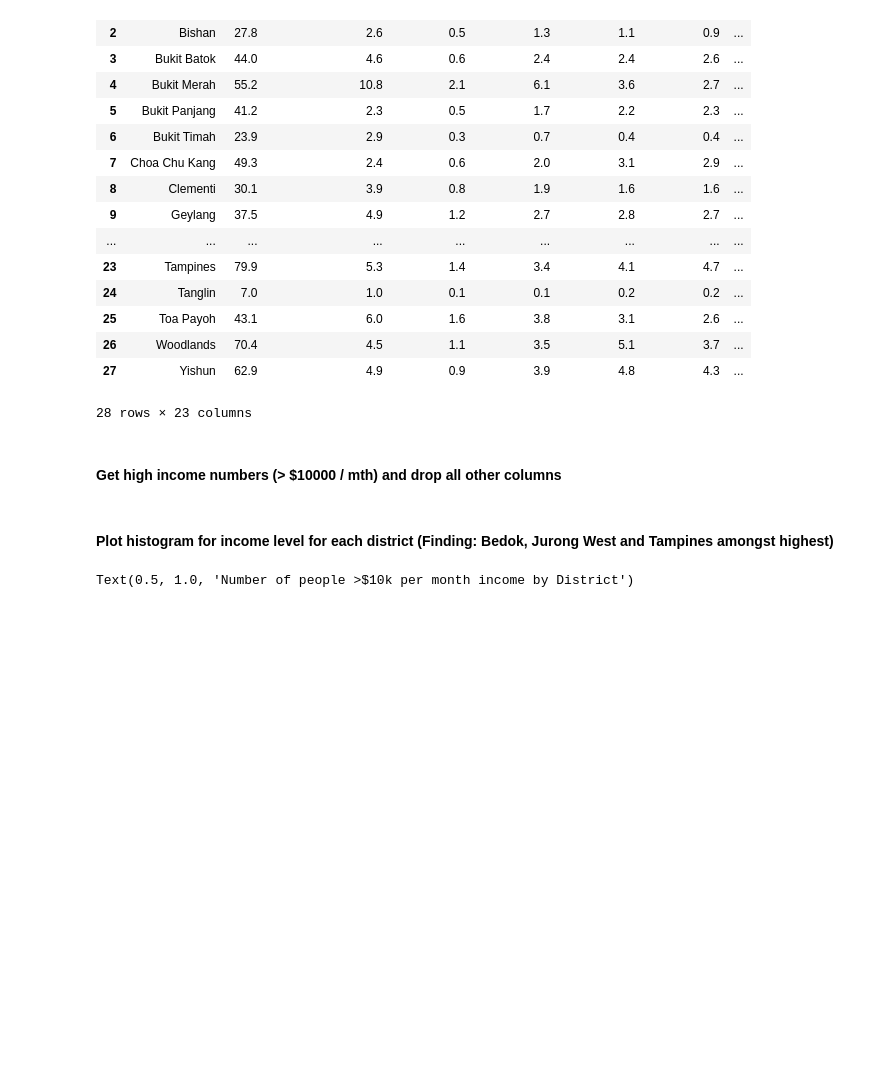
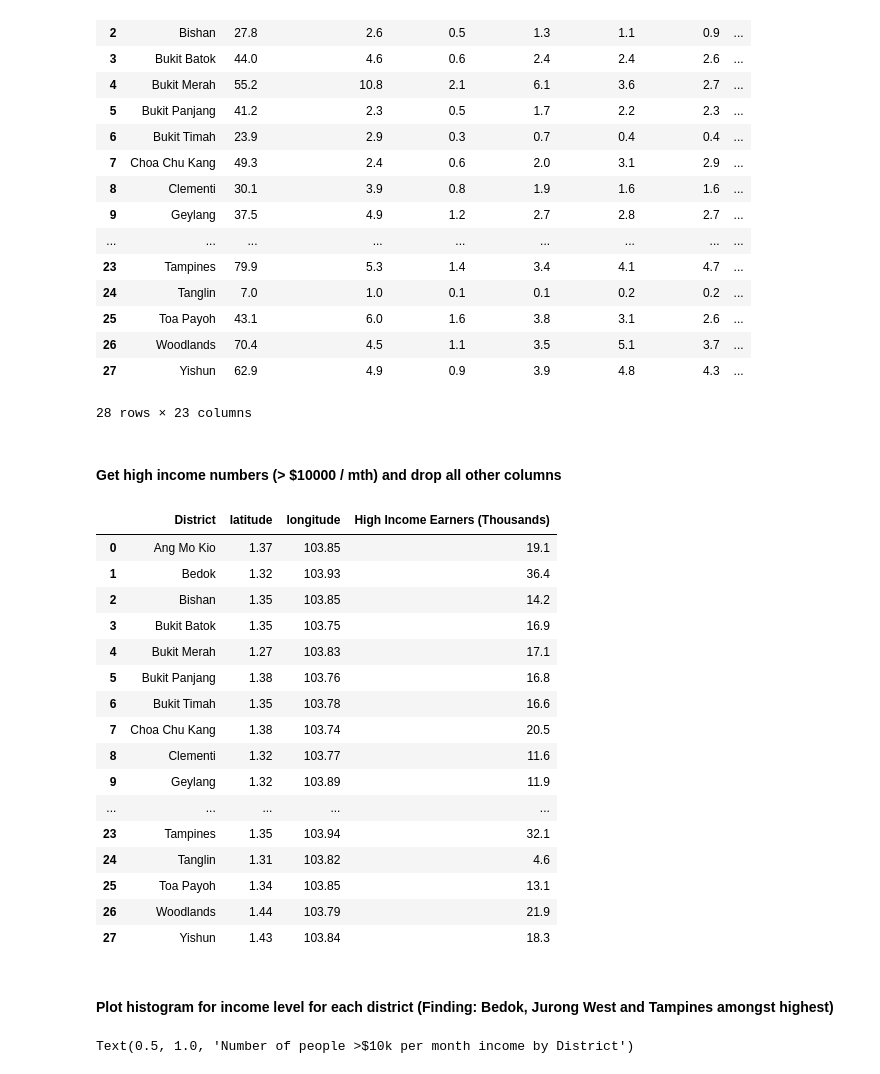
Before and after one commit to teoweilung/BattleOfNeighborhoods, a Jupyter notebook: BattleOfTheNeighborhoods1.ipynb, the cells around one changed output. Cells and saved outputs as stored; diff of their text form; code cells hidden in the pictures; blank space fills up the shorter version.

```diff
--- a/BattleOfTheNeighborhoods1.ipynb
+++ b/BattleOfTheNeighborhoods1.ipynb
@@ -18,7 +31,7 @@ import pandas as pd
 #### Load CSV file downloaded from Dept of Statistics (Singapore)
 # %%
 # Load CSV and convert to DF
-census_df = pd.read_csv('BattleOfNeighborhoods/GenHouseholdSurvey2015.csv')
+census_df = pd.read_csv('GenHouseholdSurvey2015.csv')
 
 #keep only important rows
 census_df = census_df[:28]
@@ -103,15 +116,35 @@ census_df
 # %%
 # create one column which stores totalnum high income earners (from 10000 and above)
 census_df['High Income Earners (Thousands)'] = census_df['10,000 - 10,999'] + census_df['11,000 - 11,999'] + census_df['12,000 - 12,999'] + \
 census_df['13,000 - 13,999'] + census_df['14,000 - 14,999'] + census_df['15,000 - 17,499'] + \
 census_df['17,500 - 19,999'] + census_df['20,000 & Over']
 
 # drop all other income related columns
 census_df = census_df.drop('Below 1,000', 1).drop('1,000 - 1,999', 1).drop('2,000 - 2,999', 1).drop('3,000 - 3,999', 1) \
 .drop('4,000 - 4,999', 1).drop('5,000 - 5,999', 1).drop('6,000 - 6,999', 1).drop('7,000 - 7,999', 1).drop('8,000 - 8,999', 1) \
 .drop('9,000 - 9,999', 1).drop('10,000 - 10,999', 1).drop('11,000 - 11,999', 1).drop('12,000 - 12,999', 1).drop('13,000 - 13,999', 1) \
 .drop('14,000 - 14,999', 1).drop('15,000 - 17,499', 1).drop('17,500 - 19,999', 1).drop('20,000 & Over', 1).drop('Total', 1) \
 .drop('No Working Person', 1)
+
+census_df
+# %% [output]
+|  | District | latitude | longitude | High Income Earners (Thousands) |
+| 0 | Ang Mo Kio | 1.37 | 103.85 | 19.1 |
+| 1 | Bedok | 1.32 | 103.93 | 36.4 |
+| 2 | Bishan | 1.35 | 103.85 | 14.2 |
+| 3 | Bukit Batok | 1.35 | 103.75 | 16.9 |
+| 4 | Bukit Merah | 1.27 | 103.83 | 17.1 |
+| 5 | Bukit Panjang | 1.38 | 103.76 | 16.8 |
+| 6 | Bukit Timah | 1.35 | 103.78 | 16.6 |
+| 7 | Choa Chu Kang | 1.38 | 103.74 | 20.5 |
+| 8 | Clementi | 1.32 | 103.77 | 11.6 |
+| 9 | Geylang | 1.32 | 103.89 | 11.9 |
+| ... | ... | ... | ... | ... |
+| 23 | Tampines | 1.35 | 103.94 | 32.1 |
+| 24 | Tanglin | 1.31 | 103.82 | 4.6 |
+| 25 | Toa Payoh | 1.34 | 103.85 | 13.1 |
+| 26 | Woodlands | 1.44 | 103.79 | 21.9 |
+| 27 | Yishun | 1.43 | 103.84 | 18.3 |
 # %% [markdown]
 #### Plot histogram for income level for each district (Finding: Bedok, Jurong West and Tampines amongst highest)
 # %%
```
Also changed, not shown: parts of 3 cells of this notebook, 3 other files.
